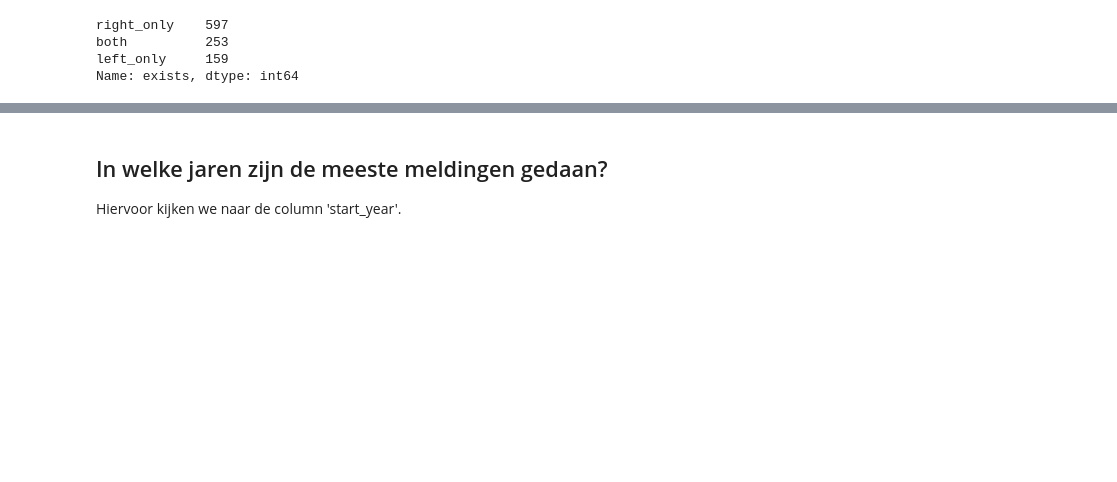
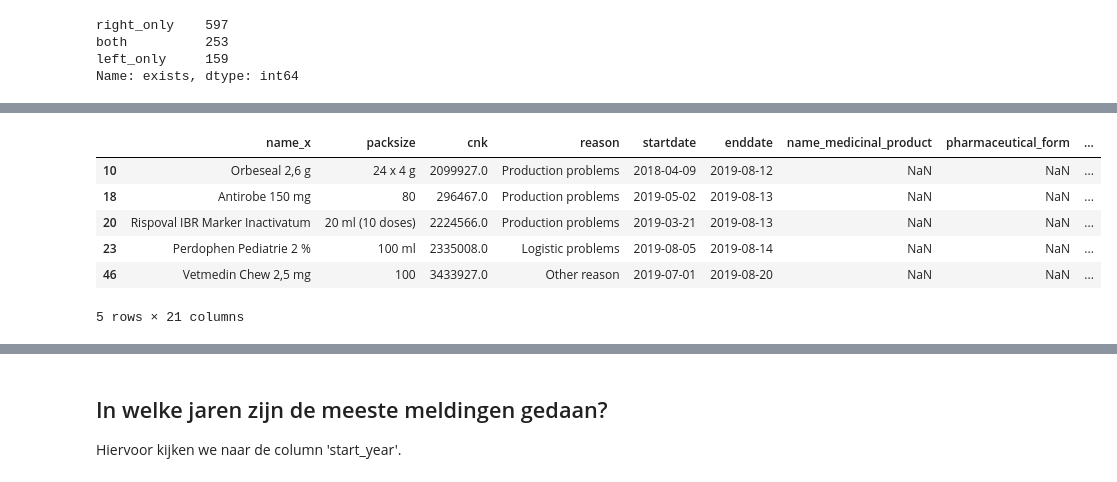
Before and after one commit to ducoquelicot/old_vrtnwsdata, a Jupyter notebook: zorg/exploration.ipynb, the cells around one changed output, grey strips where cells are left out. Saved outputs shown, nothing was run; the diff lists cells and outputs as text; code cells hidden in the pictures; blank space fills up the shorter version.

```diff
--- a/zorg/exploration.ipynb
+++ b/zorg/exploration.ipynb
@@ -8,7 +8,7 @@ import os
 ## Stap één: verkenning
 Het eerste wat we gaan doen is de dataset inlezen en bekijken. We maken de columns mooi en isoleren de naam van het geneesmiddel om die later makkelijker terug te kunnen zoeken. Ook isoleren we het jaar van de startdatum om hier later makkelijker op te kunnen filteren.
 # %%
-data = pd.read_csv(os.path.expanduser('~/Desktop/vrtnws_data/zorg/supplyproblems.csv'), parse_dates=['Supply Problem Start Date', 'Supply Problem End Date'], dayfirst=True)
+data = pd.read_csv(os.path.expanduser('~/Desktop/vrtnws_data/zorg/supplyproblems.csv'), parse_dates=['Supply Problem Start Date', 'Supply Problem End Date'], dayfirst=True, error_bad_lines=True)
 data.columns = data.columns.str.strip().str.lower().str.replace(' ', '_').str.replace('(', '').str.replace(')', '').str.replace('-', '')
 data = data[data['human/veterinary'] == 'human']
 data['name'] = data.name_medicinal_product.str.split().str.get(0)
@@ -891,0 +907,10 @@ missing_vals = pd.concat([last_merge, merge_na]).loc[
+# %%
+merge_na[merge_na.exists == 'left_only'].head(5)
+# %% [output]
+|  | name_x | packsize | cnk | reason | startdate | enddate | name_medicinal_product | pharmaceutical_form | ... |
+| 10 | Orbeseal 2,6 g | 24 x 4 g | 2099927.0 | Production problems | 2018-04-09 | 2019-08-12 | NaN | NaN | ... |
+| 18 | Antirobe 150 mg | 80 | 296467.0 | Production problems | 2019-05-02 | 2019-08-13 | NaN | NaN | ... |
+| 20 | Rispoval IBR Marker Inactivatum | 20 ml (10 doses) | 2224566.0 | Production problems | 2019-03-21 | 2019-08-13 | NaN | NaN | ... |
+| 23 | Perdophen Pediatrie 2 % | 100 ml | 2335008.0 | Logistic problems | 2019-08-05 | 2019-08-14 | NaN | NaN | ... |
+| 46 | Vetmedin Chew 2,5 mg | 100 | 3433927.0 | Other reason | 2019-07-01 | 2019-08-20 | NaN | NaN | ... |
+5 rows × 21 columns
```
Also changed, not shown: parts of 55 cells of this notebook, 1 other file.
